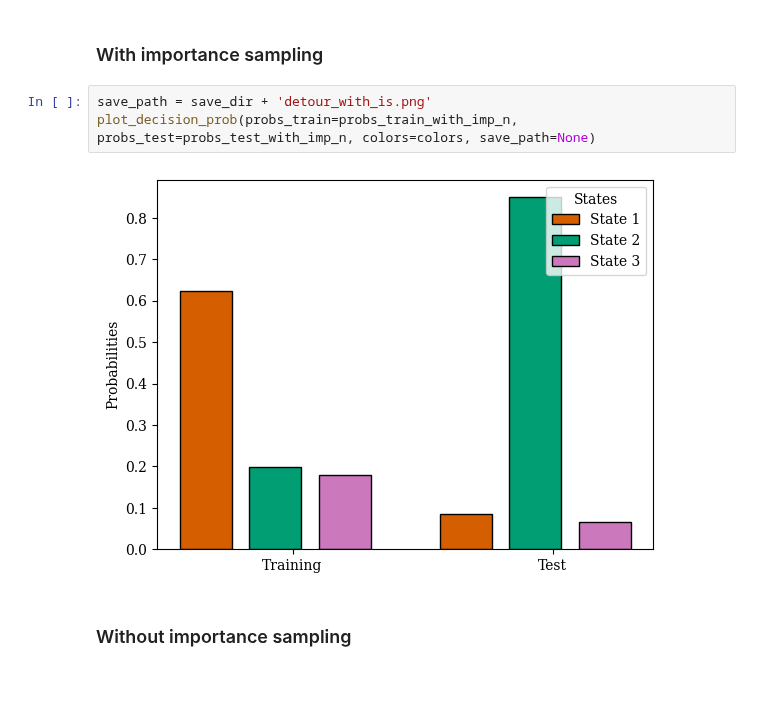
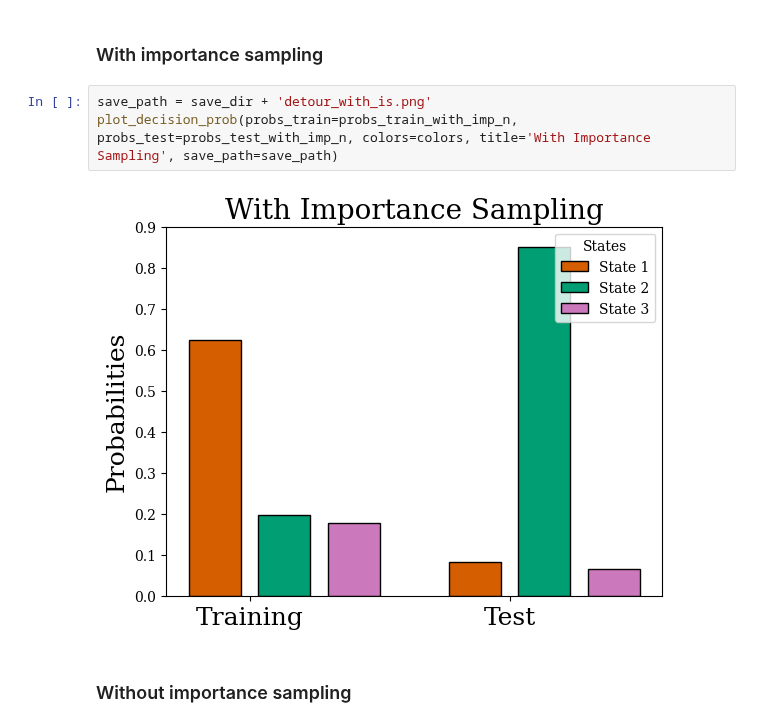
Before and after one commit to ArminBaz/SR-IS, a Jupyter notebook: src/detour.ipynb, the cells around one changed output. Cells and saved outputs as stored; diff of their text form; blank space fills up the shorter version.

Commit message:
Added titles and increased font sizes... I'm so glad it worked

```diff
--- a/src/detour.ipynb
+++ b/src/detour.ipynb
@@ -124,9 +124,9 @@ probs_test_without_imp_n = probs_test_without_imp / np.sum(probs_test_without_im
 ### With importance sampling
 # %%
 save_path = save_dir + 'detour_with_is.png'
-plot_decision_prob(probs_train=probs_train_with_imp_n, probs_test=probs_test_with_imp_n, colors=colors, save_path=None)
+plot_decision_prob(probs_train=probs_train_with_imp_n, probs_test=probs_test_with_imp_n, colors=colors, title='With Importance Sampling', save_path=save_path)
 # %% [output]
-[figure, old version]
+[figure, new version]
 # %% [markdown]
 ### Without importance sampling
 # %%
```
Also changed, not shown: parts of 3 cells of this notebook.
